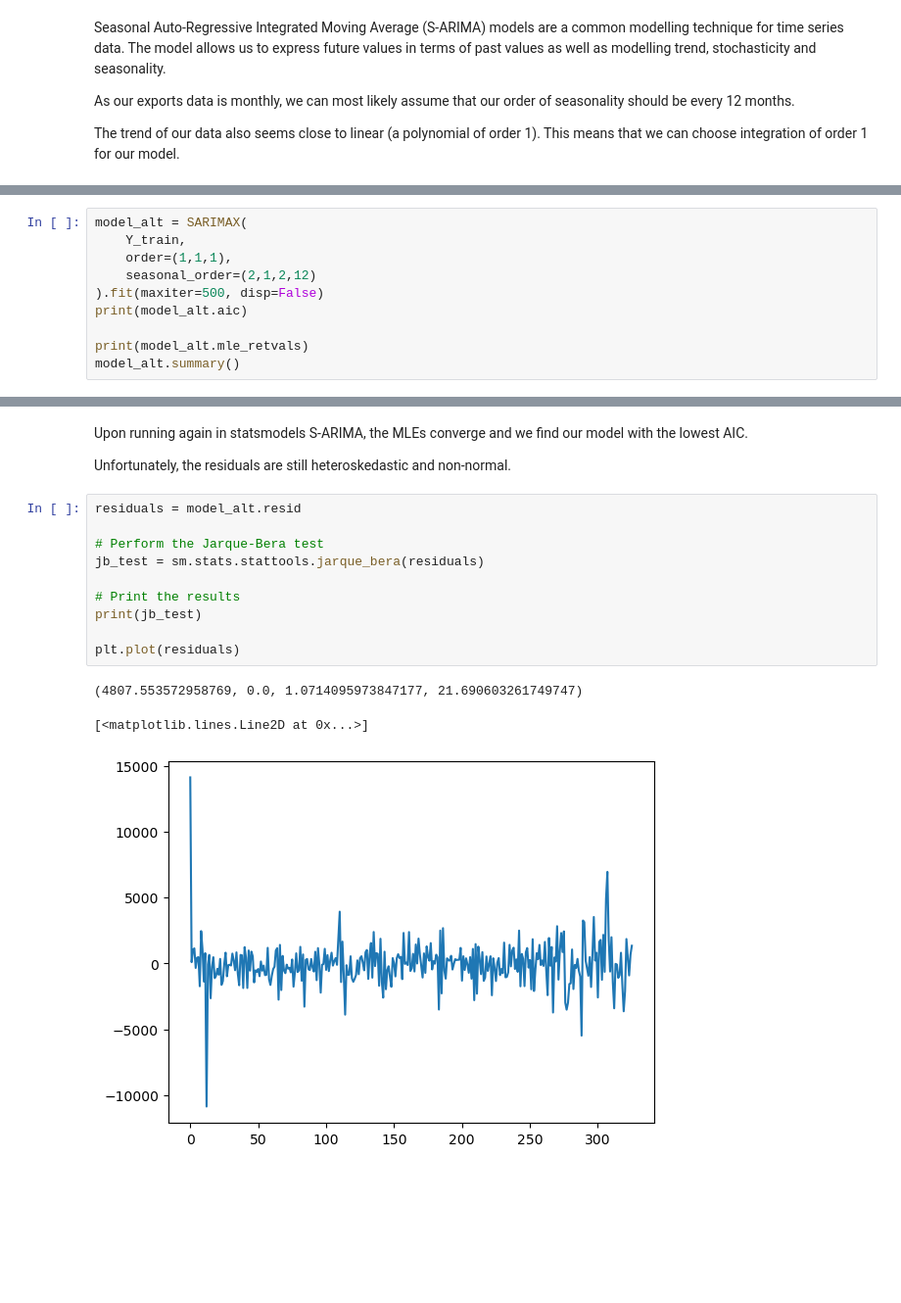
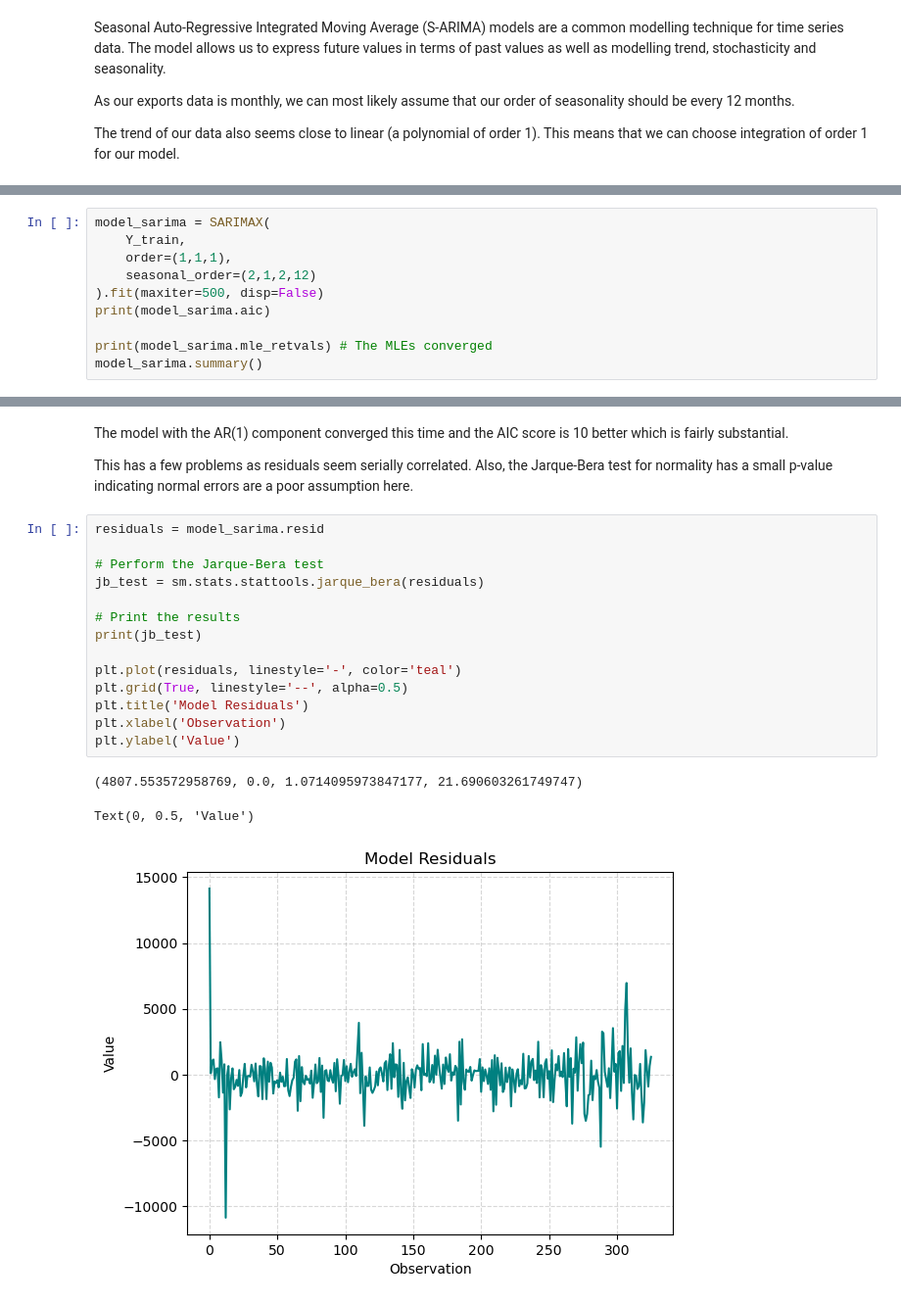
Before and after one commit to charlieollerenshaw/st451-project, a Jupyter notebook: tradebalanceregression.ipynb, the cells around one changed output, grey strips where cells are left out. Shown at 98% size. Saved outputs shown, nothing was run; the diff lists cells and outputs as text; blank space fills up the shorter version.

```diff
--- a/tradebalanceregression.ipynb
+++ b/tradebalanceregression.ipynb
@@ -162,13 +126,13 @@ Intuitively, we would expect an AR component in our model and the automatic proc
 # %%
-model_alt = SARIMAX(
+model_sarima = SARIMAX(
     Y_train,
     order=(1,1,1),
     seasonal_order=(2,1,2,12)
 ).fit(maxiter=500, disp=False)
-print(model_alt.aic)
+print(model_sarima.aic)
 
-print(model_alt.mle_retvals)
-model_alt.summary()
+print(model_sarima.mle_retvals) # The MLEs converged
+model_sarima.summary()
 # %% [output]
 5455.157891421999
 {'fopt': 8.345334189297544, 'gopt': array([-2.44462228e-06,  7.46069874e-09,  2.91771940e-05,  1.33280054e-05,
@@ -196,21 +160,25 @@ SARIMAX Results
 Warnings:
 [1] Covariance matrix calculated using the outer product of gradients (complex-step).
 [2] Covariance matrix is singular or near-singular, with condition number 2.17e+29. Standard errors may be unstable.
-# %% [markdown]
-Upon running again in statsmodels S-ARIMA, the MLEs converge and we find our model with the lowest AIC.
-
-Unfortunately, the residuals are still heteroskedastic and non-normal.
+# %% [markdown]
+The model with the AR(1) component converged this time and the AIC score is 10 better which is fairly substantial.
+
+This has a few problems as residuals seem serially correlated. Also, the Jarque-Bera test for normality has a small p-value indicating normal errors are a poor assumption here.
 # %%
-residuals = model_alt.resid
+residuals = model_sarima.resid
 
 # Perform the Jarque-Bera test
 jb_test = sm.stats.stattools.jarque_bera(residuals)
 
 # Print the results
 print(jb_test)
 
-plt.plot(residuals)
+plt.plot(residuals, linestyle='-', color='teal')
+plt.grid(True, linestyle='--', alpha=0.5)
+plt.title('Model Residuals')
+plt.xlabel('Observation')
+plt.ylabel('Value')
 # %% [output]
 (4807.553572958769, 0.0, 1.0714095973847177, 21.690603261749747)
-[<matplotlib.lines.Line2D at 0x...>]
+Text(0, 0.5, 'Value')
-[figure, old version]
+[figure, new version]
```
Also changed, not shown: parts of 27 cells of this notebook.
